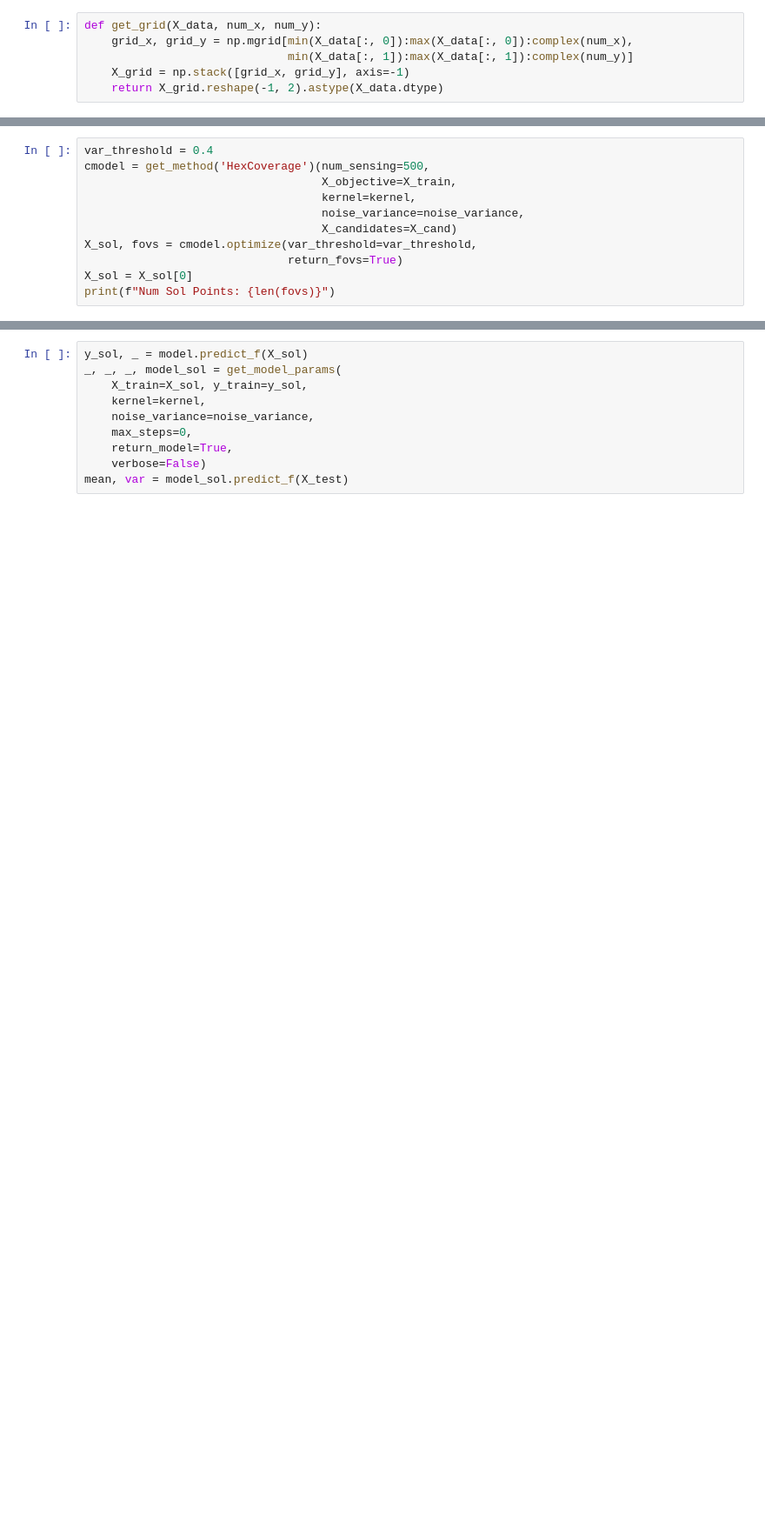
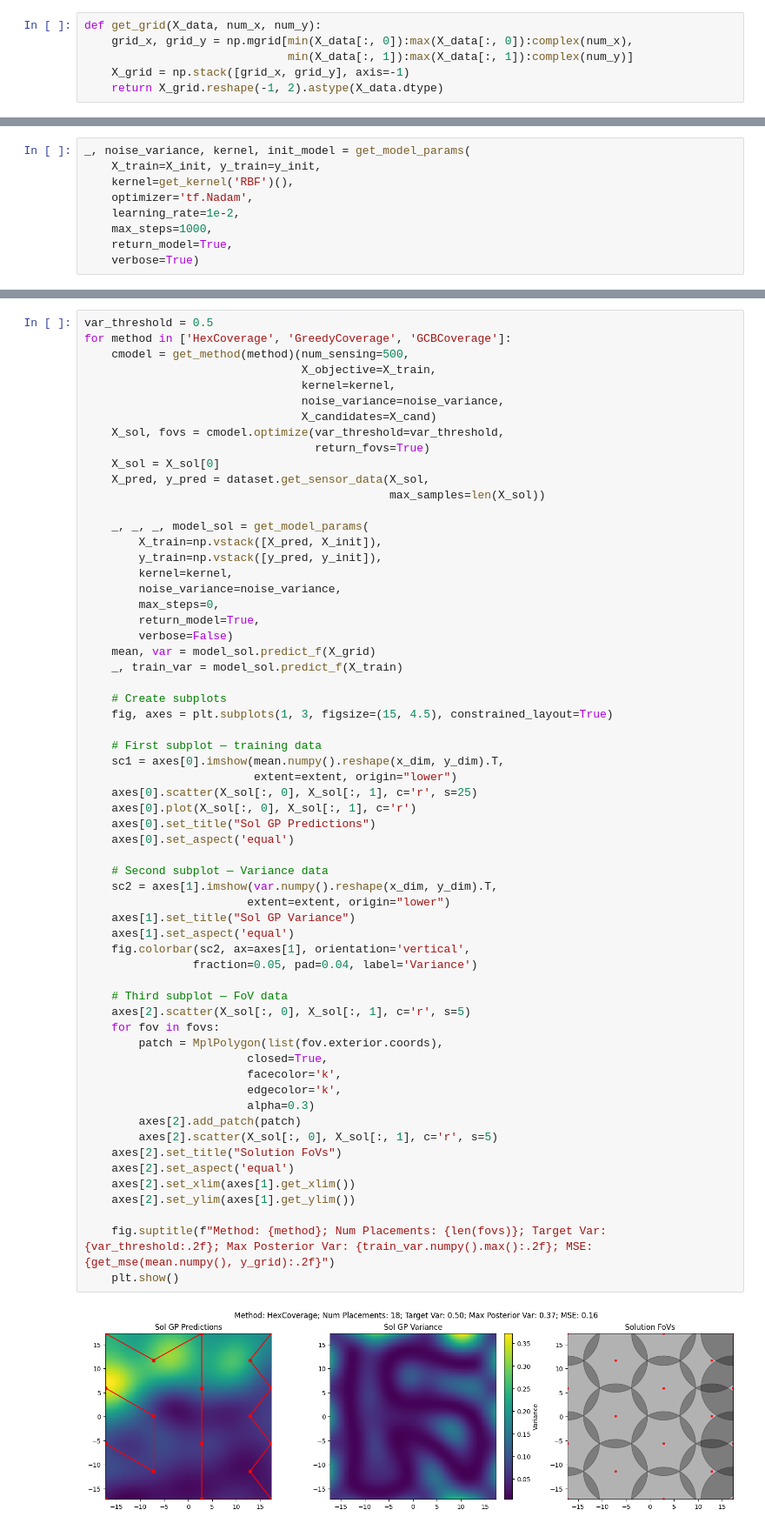
Before and after one commit to itskalvik/ICPP, a Jupyter notebook: demo.ipynb, the cells around one changed output, grey strips where cells are left out. Shown at 87% size. Drawn from its saved outputs; the diff is of its cells as text; blank space fills up the shorter version.

```diff
--- a/demo.ipynb
+++ b/demo.ipynb
@@ -81,11 +96,0 @@ Minumum Radius: 0.50
-# %%
-var_threshold = 0.4
-cmodel = get_method('HexCoverage')(num_sensing=500,
-                                   X_objective=X_train,
-                                   kernel=kernel,
-                                   noise_variance=noise_variance,
-                                   X_candidates=X_cand)
-X_sol, fovs = cmodel.optimize(var_threshold=var_threshold,
-                              return_fovs=True)
-X_sol = X_sol[0]
-print(f"Num Sol Points: {len(fovs)}")
@@ -93,0 +97,9 @@ Num Sol Points: 94
+# %%
+_, noise_variance, kernel, init_model = get_model_params(
+    X_train=X_init, y_train=y_init,
+    kernel=get_kernel('RBF')(),
+    optimizer='tf.Nadam',
+    learning_rate=1e-2,
+    max_steps=1000,
+    return_model=True,
+    verbose=True)
@@ -94,10 +117,63 @@ Num Sol Points: 94
 # %%
-y_sol, _ = model.predict_f(X_sol)
-_, _, _, model_sol = get_model_params(
-    X_train=X_sol, y_train=y_sol,
-    kernel=kernel,
-    noise_variance=noise_variance,
-    max_steps=0,
-    return_model=True,
-    verbose=False)
-mean, var = model_sol.predict_f(X_test)
+var_threshold = 0.5
+for method in ['HexCoverage', 'GreedyCoverage', 'GCBCoverage']:
+    cmodel = get_method(method)(num_sensing=500,
+                                X_objective=X_train,
+                                kernel=kernel,
+                                noise_variance=noise_variance,
+                                X_candidates=X_cand)
+    X_sol, fovs = cmodel.optimize(var_threshold=var_threshold,
+                                  return_fovs=True)
+    X_sol = X_sol[0]
+    X_pred, y_pred = dataset.get_sensor_data(X_sol,
+                                             max_samples=len(X_sol))
+
+    _, _, _, model_sol = get_model_params(
+        X_train=np.vstack([X_pred, X_init]),
+        y_train=np.vstack([y_pred, y_init]),
+        kernel=kernel,
+        noise_variance=noise_variance,
+        max_steps=0,
+        return_model=True,
+        verbose=False)
+    mean, var = model_sol.predict_f(X_grid)
+    _, train_var = model_sol.predict_f(X_train)
+
+    # Create subplots
+    fig, axes = plt.subplots(1, 3, figsize=(15, 4.5), constrained_layout=True)
+
+    # First subplot — training data
+    sc1 = axes[0].imshow(mean.numpy().reshape(x_dim, y_dim).T,
+                         extent=extent, origin="lower")
+    axes[0].scatter(X_sol[:, 0], X_sol[:, 1], c='r', s=25)
+    axes[0].plot(X_sol[:, 0], X_sol[:, 1], c='r')
+    axes[0].set_title("Sol GP Predictions")
+    axes[0].set_aspect('equal')
+
+    # Second subplot — Variance data
+    sc2 = axes[1].imshow(var.numpy().reshape(x_dim, y_dim).T,
+                        extent=extent, origin="lower")
+    axes[1].set_title("Sol GP Variance")
+    axes[1].set_aspect('equal')
+    fig.colorbar(sc2, ax=axes[1], orientation='vertical',
+                fraction=0.05, pad=0.04, label='Variance')
+
+    # Third subplot — FoV data
+    axes[2].scatter(X_sol[:, 0], X_sol[:, 1], c='r', s=5)
+    for fov in fovs:
+        patch = MplPolygon(list(fov.exterior.coords),
+                        closed=True,
+                        facecolor='k',
+                        edgecolor='k',
+                        alpha=0.3)
+        axes[2].add_patch(patch)
+        axes[2].scatter(X_sol[:, 0], X_sol[:, 1], c='r', s=5)
+    axes[2].set_title("Solution FoVs")
+    axes[2].set_aspect('equal')
+    axes[2].set_xlim(axes[1].get_xlim())
+    axes[2].set_ylim(axes[1].get_ylim())
+
+    fig.suptitle(f"Method: {method}; Num Placements: {len(fovs)}; Target Var: {var_threshold:.2f}; Max Posterior Var: {train_var.numpy().max():.2f}; MSE: {get_mse(mean.numpy(), y_grid):.2f}")
+    plt.show()
+# %% [output]
+[figure, added]
```
Also changed, not shown: parts of 9 cells of this notebook, 1 other file.
